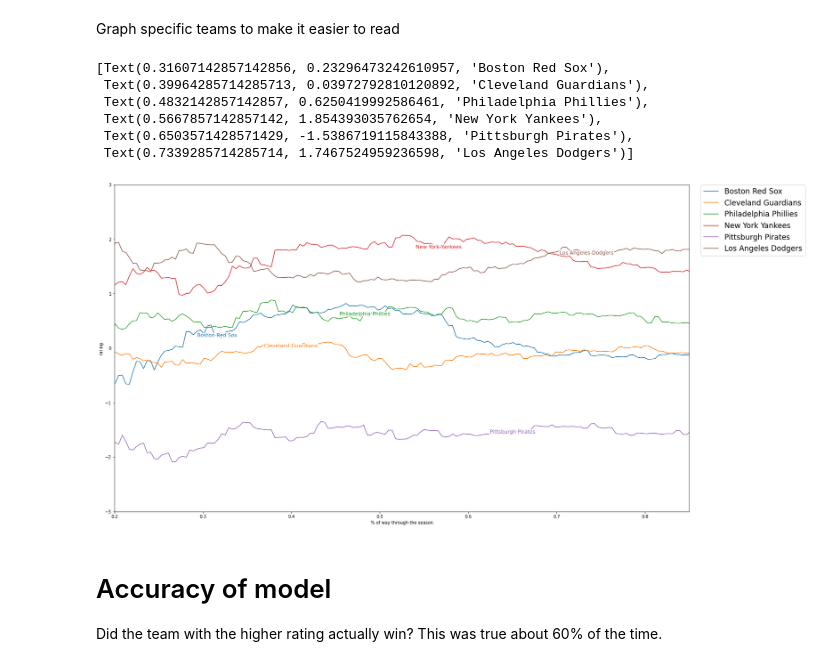
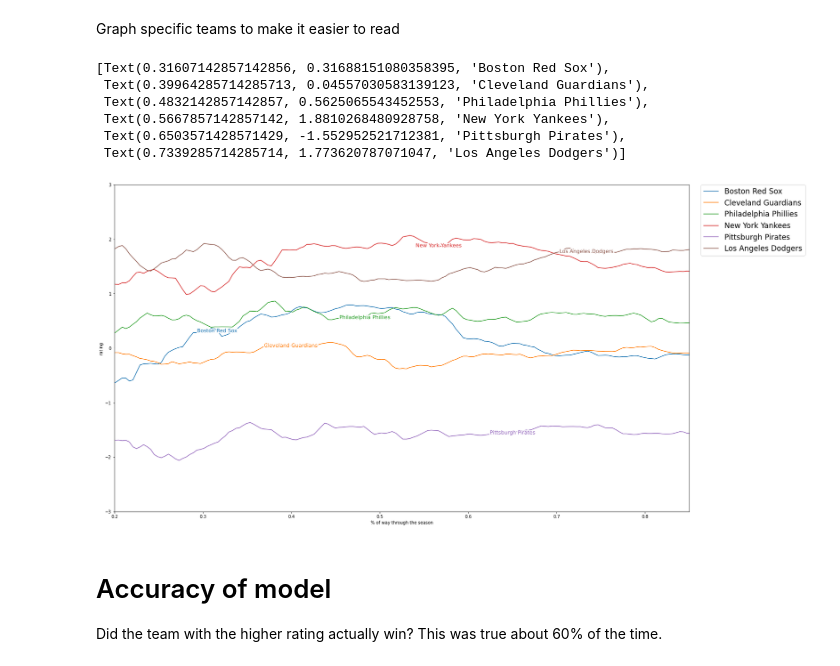
Before and after one commit to Luke-Chesley/API-Sports-Ridge_regression, a Jupyter notebook: MLB_ridge_regression.ipynb, the cells around one changed output. Drawn from its saved outputs; the diff is of its cells as text; code cells hidden in the pictures.

```diff
--- a/MLB_ridge_regression.ipynb
+++ b/MLB_ridge_regression.ipynb
@@ -286,23 +286,23 @@ labelLines(align=False, fontsize=12)
 # %% [markdown]
 Graph specific teams to make it easier to read
 # %%
-df_rating_list[['Boston Red Sox', 'Cleveland Guardians', 'Philadelphia Phillies', 'New York Yankees', 'Pittsburgh Pirates', 'Los Angeles Dodgers']].plot.line(figsize=(24,14), sort_columns=True)
+df_rating_list[['Boston Red Sox', 'Cleveland Guardians', 'Philadelphia Phillies', 'New York Yankees', 'Pittsburgh Pirates', 'Los Angeles Dodgers']].rolling(3).mean().plot.line(figsize=(24,14), sort_columns=True)
 plt.xlim([0.2,0.85])
 plt.ylim([-3,3])
 plt.xlabel('% of way through the season')
 plt.ylabel('rating')
 plt.legend(bbox_to_anchor=(1.02, 1), loc='upper left', borderaxespad=0, fontsize='xx-large')
 
 
 labelLines(align=False, fontsize=12)
 # %% [output]
-[Text(0.31607142857142856, 0.23296473242610957, 'Boston Red Sox'),
- Text(0.39964285714285713, 0.03972792810120892, 'Cleveland Guardians'),
- Text(0.4832142857142857, 0.6250419992586461, 'Philadelphia Phillies'),
- Text(0.5667857142857142, 1.854393035762654, 'New York Yankees'),
- Text(0.6503571428571429, -1.5386719115843388, 'Pittsburgh Pirates'),
- Text(0.7339285714285714, 1.7467524959236598, 'Los Angeles Dodgers')]
+[Text(0.31607142857142856, 0.31688151080358395, 'Boston Red Sox'),
+ Text(0.39964285714285713, 0.04557030583139123, 'Cleveland Guardians'),
+ Text(0.4832142857142857, 0.5625065543452553, 'Philadelphia Phillies'),
+ Text(0.5667857142857142, 1.8810268480928758, 'New York Yankees'),
+ Text(0.6503571428571429, -1.552952521712381, 'Pittsburgh Pirates'),
+ Text(0.7339285714285714, 1.773620787071047, 'Los Angeles Dodgers')]
-[figure, old version]
+[figure, new version]
 # %% [markdown]
 # Accuracy of model
 Did the team with the higher rating actually win? This was true about 60% of the time.
```
Also changed, not shown: parts of 11 cells of this notebook.
